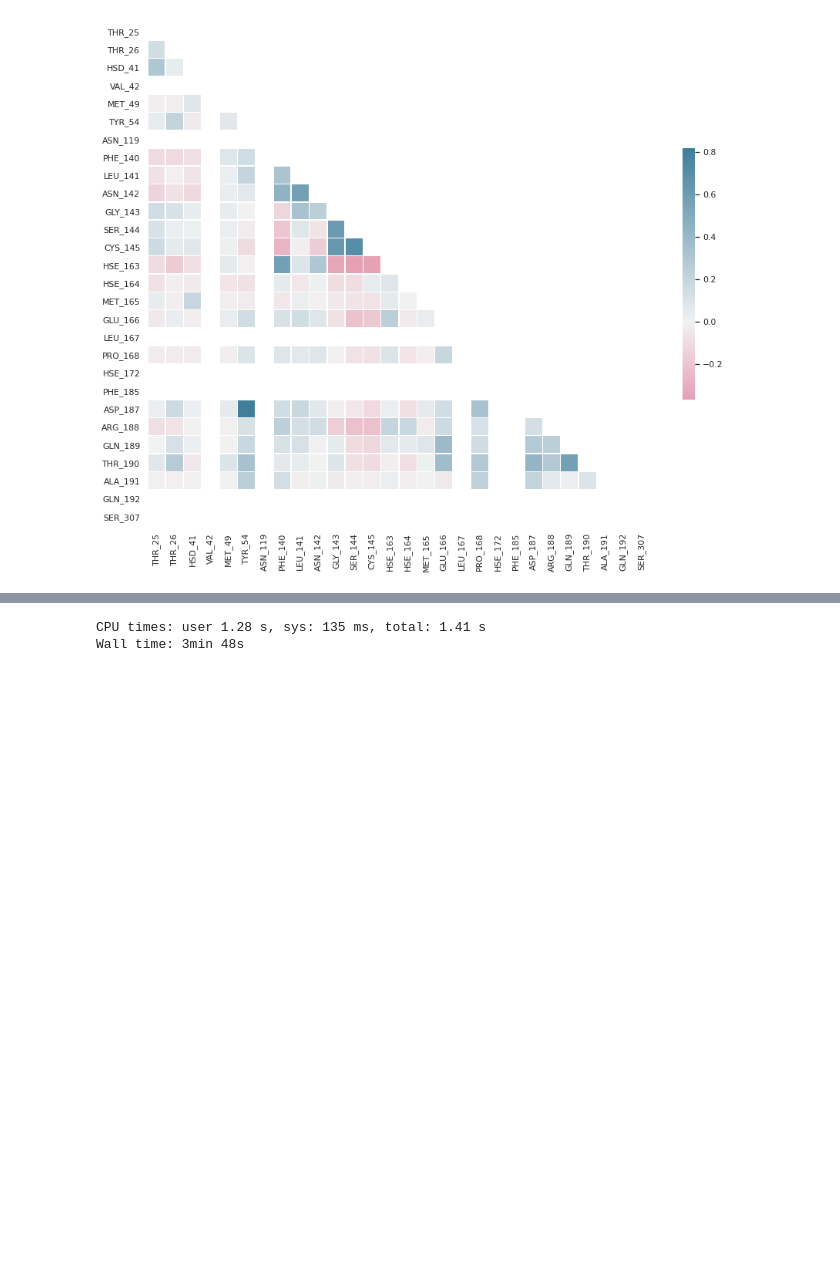
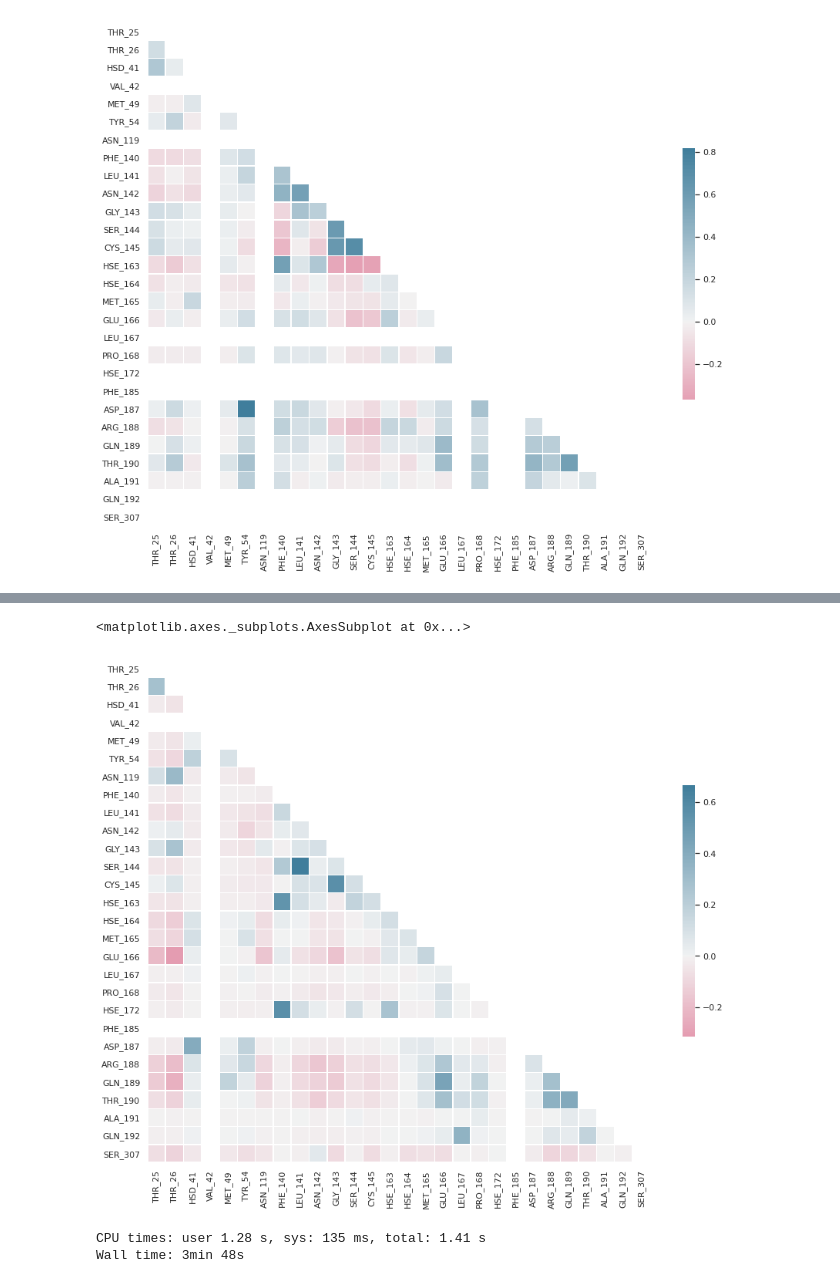
Before and after one commit to jglaser/gigadocking_notebooks, a Jupyter notebook: Gigadocking.ipynb, the cells around one changed output, grey strips where cells are left out. Drawn from its saved outputs; the diff is of its cells as text; code cells hidden in the pictures; blank space fills up the shorter version.

```diff
--- a/Gigadocking.ipynb
+++ b/Gigadocking.ipynb
@@ -235,3 +235,10 @@ sns.heatmap(corr_moonshot, mask=mask, cmap=cmap, center=0,
 # %% [output]
 <matplotlib.axes._subplots.AxesSubplot at 0x...>
 [figure]
+# %%
+%%time
+q = "SELECT " + ", ".join(['CORR({}_PB,{}_PB)'.format(ci,cj) for ci in columns for cj in columns]) + \
+    " FROM moonshot.mpro_features_redocked"
+from google.cloud import bigquery
+client = bigquery.Client(project=project_id)
+df_corr_moonshot_polar_redocked = client.query(q).to_dataframe()
@@ -238,3 +248,19 @@ sns.heatmap(corr_moonshot, mask=mask, cmap=cmap, center=0,
+# %%
+corr_moonshot = df_corr_moonshot_polar_redocked.transpose()
+corr_moonshot = corr_moonshot.set_index(pd.MultiIndex.from_product([columns,columns]))#, names=["i", "j"]))
+corr_moonshot = corr_moonshot[0].unstack().reindex(columns)[columns]
+
+import seaborn as sns
+import matplotlib.pyplot as plt
+sns.set_theme(style="white")
+f, ax = plt.subplots(figsize=(15, 12))
+cmap = sns.diverging_palette(0, 230, as_cmap=True)
+mask = np.triu(np.ones_like(corr_moonshot, dtype=bool))
+sns.heatmap(corr_moonshot, mask=mask, cmap=cmap, center=0,
+            square=True, linewidths=.5, cbar_kws={"shrink": .5})
+# %% [output]
+<matplotlib.axes._subplots.AxesSubplot at 0x...>
+[figure, added]
 # %%
 %%time
 q = "SELECT " + ", ".join(['CORR({}_PB,{}_PB)'.format(ci,cj) for ci in columns for cj in columns]) + \
```
Also changed, not shown: parts of 1 cell of this notebook.
